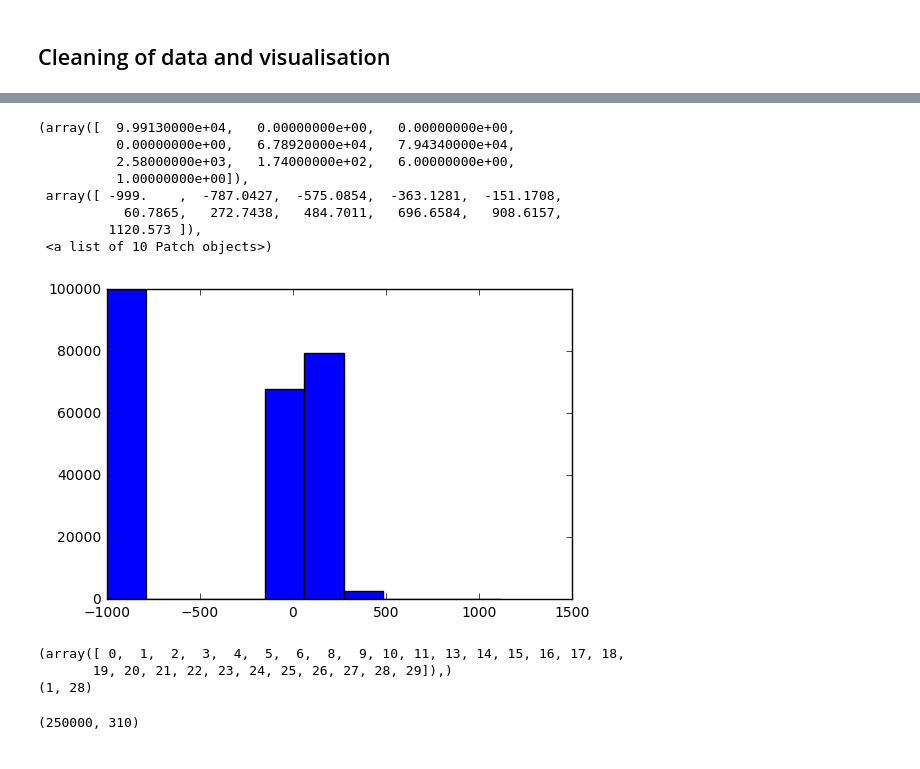
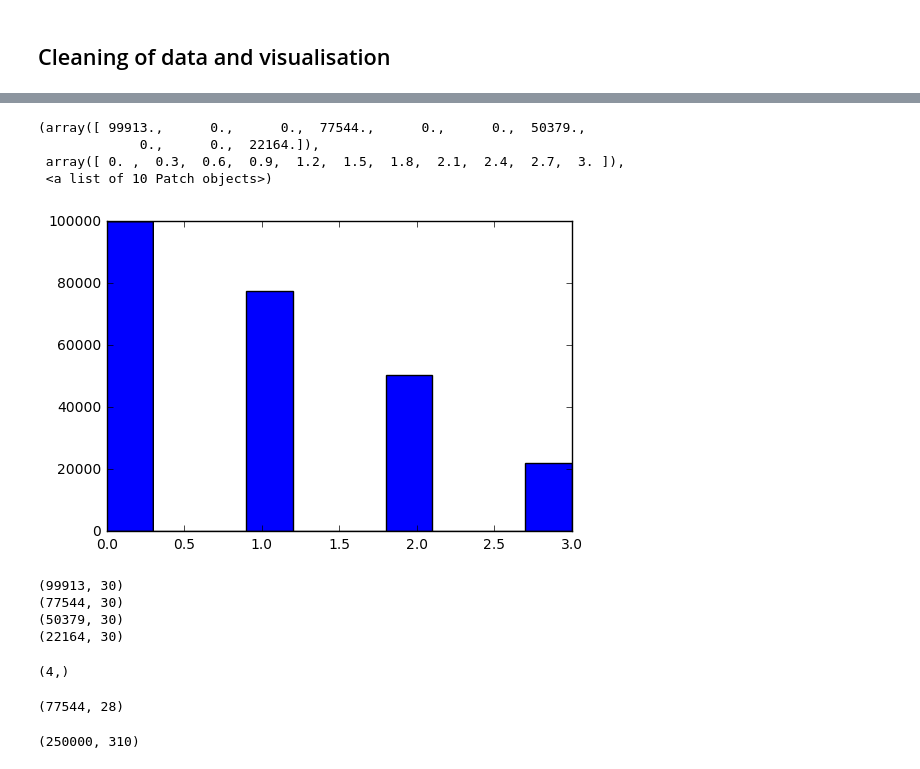
Before and after one commit to RA-Danny/PCML_Project1, a Jupyter notebook: scripts/project1.ipynb, the cells around one changed output, grey strips where cells are left out. Saved outputs shown, nothing was run; the diff lists cells and outputs as text; code cells hidden in the pictures.

Commit message:
remove column, start split column 22

```diff
--- a/scripts/project1.ipynb
+++ b/scripts/project1.ipynb
@@ -41,40 +33,57 @@ for i,ax in enumerate(a):
 # %%
-plt.hist(tX[:,23])
+plt.hist(tX[:,22])
 # %% [output]
-(array([  9.99130000e+04,   0.00000000e+00,   0.00000000e+00,
-          0.00000000e+00,   6.78920000e+04,   7.94340000e+04,
-          2.58000000e+03,   1.74000000e+02,   6.00000000e+00,
-          1.00000000e+00]),
- array([ -999.    ,  -787.0427,  -575.0854,  -363.1281,  -151.1708,
-           60.7865,   272.7438,   484.7011,   696.6584,   908.6157,
-         1120.573 ]),
+(array([ 99913.,      0.,      0.,  77544.,      0.,      0.,  50379.,
+             0.,      0.,  22164.]),
+ array([ 0. ,  0.3,  0.6,  0.9,  1.2,  1.5,  1.8,  2.1,  2.4,  2.7,  3. ]),
  <a list of 10 Patch objects>)
-[figure, old version]
+[figure, new version]
+# %%
+#sort data over column 22
+tX_sort = []
+y_sort = []
+for i in range(0,4):
+    idx = np.where(tX[:,22]==i)
+    idx = idx[0]
+    tX_sort.append(tX[idx,:])
+    y_sort.append(tX[idx,:])
+# %% [output]
+(99913, 30)
+(77544, 30)
+(50379, 30)
+(22164, 30)
 # %%
 #Clean data
 
 #a = np.array([[3.0,8.0,5.0,-999.0,1.0],[7.0,4.0,1.0,3.0,8.0]])
 
-#remove -999 to the mean of the colum
-for column in tX.T:
-    clean = column[np.where(column != -999)]
-    mean = np.mean(clean)
-    column[np.where(column == -999)] = mean
+tX_stand = []
+for x in tX_sort:
+    #remove -999 to the mean of the colum
+    for column in x.T:
+        clean = column[np.where(column != -999)]
+        mean = np.mean(clean)
+        column[np.where(column == -999)] = mean
 
-standard_data = standardize(tX)
-tX_clean = standard_data[0]
-means = standard_data[1]
-variances = standard_data[2]
+    standard_data = standardize(x)
+    tX_stand.append(standard_data[0])
+# %% [output]
+(4,)
-# %%
-var_to_remove = np.where(variances>0.8)
-print(var_to_remove)
-print(np.shape(var_to_remove))
-#tX_clean = tX_clean[:,13:]
-#print(np.shape(tX_clean))
-# %% [output]
-(array([ 0,  1,  2,  3,  4,  5,  6,  8,  9, 10, 11, 13, 14, 15, 16, 17, 18,
-       19, 20, 21, 22, 23, 24, 25, 26, 27, 28, 29]),)
-(1, 28)
+# %%
+tX_clean = []
+for x in tX_stand:
+    cov = np.dot(x.T, x) / np.shape(x)[0]
+    cov_clean = cov - np.eye(cov.shape[0])
+
+    test = np.where(cov_clean > 0.85)
+    #90 plutot que la 10
+    #85 10 et 30
+    column_to_remove = [10,22,30]
+    column_to_keep = [i for i in range(cov.shape[0])]
+    column_to_keep = np.delete(column_to_keep,column_to_remove)
+    tX_clean.append(x[:,column_to_keep])
+# %% [output]
+(77544, 28)
 # %%
 degree = 3
 a = np.array([2,3])
```
Also changed, not shown: parts of 12 cells of this notebook.
